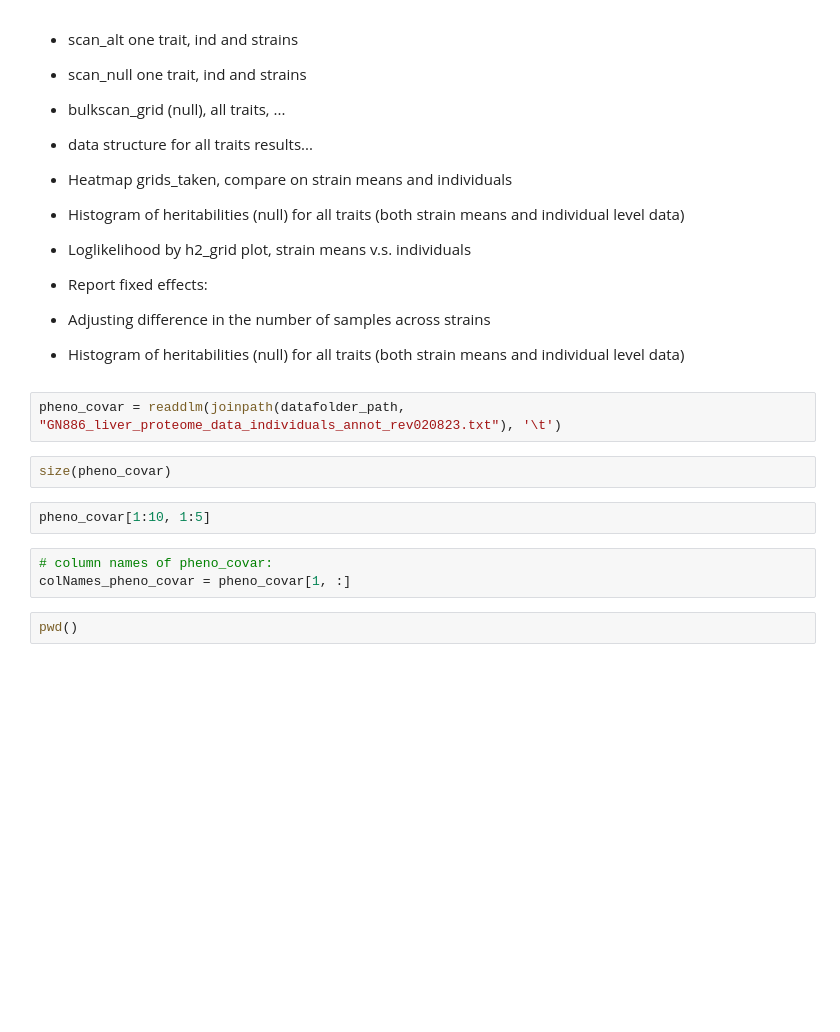
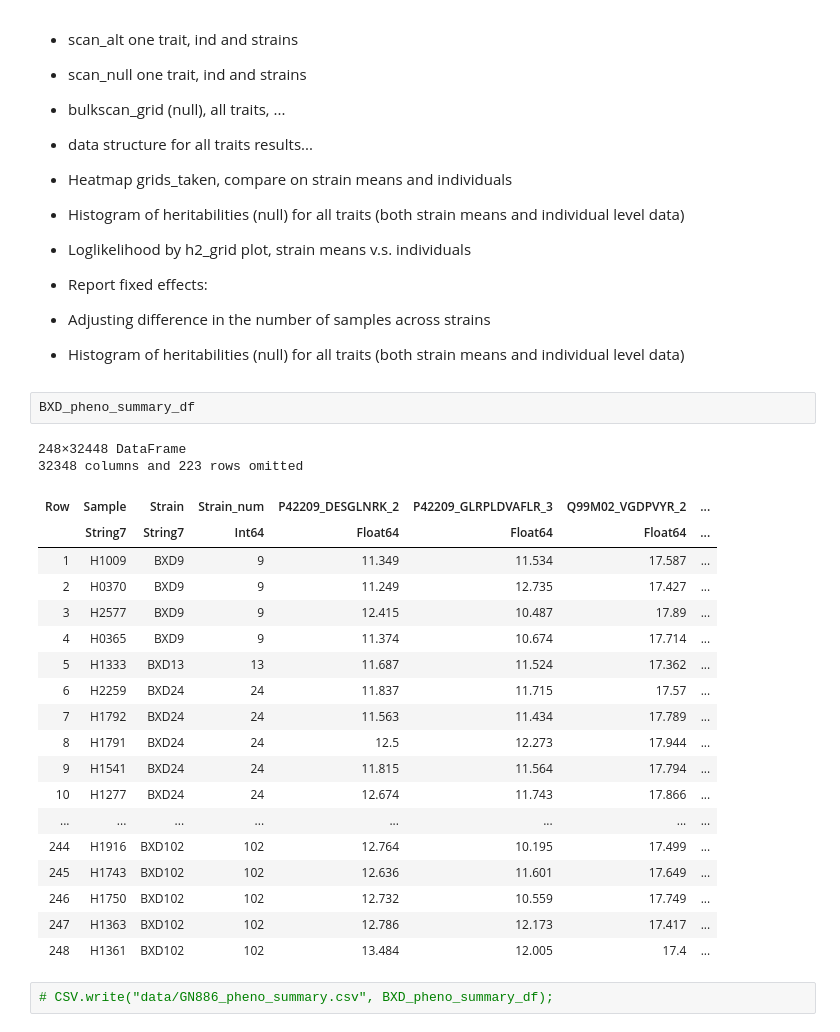
Before and after one commit to learningMalanya/BulkLMM_Analyses, a Jupyter notebook: BXDLongevity/DA-BXDLongevity.ipynb, the cells around one changed output. Cells and saved outputs as stored; diff of their text form; blank space fills up the shorter version.

```diff
--- a/BXDLongevity/DA-BXDLongevity.ipynb
+++ b/BXDLongevity/DA-BXDLongevity.ipynb
@@ -968,14 +1146,28 @@ hcat(lp1_scan_ind.lod, lp_all_ind_grid[:, 1], lp_all_ind_exact[:, 1], lp_all_ind
 - Adjusting difference in the number of samples across strains
 
 - Histogram of heritabilities (null) for all traits (both strain means and individual level data)
-# %%
-pheno_covar = readdlm(joinpath(datafolder_path, "GN886_liver_proteome_data_individuals_annot_rev020823.txt"), '\t')
-# %%
-size(pheno_covar)
-# %%
-pheno_covar[1:10, 1:5]
-# %%
-# column names of pheno_covar:
-colNames_pheno_covar = pheno_covar[1, :]
-# %%
-pwd()
+# %%
+BXD_pheno_summary_df
+# %% [output]
+248×32448 DataFrame
+32348 columns and 223 rows omitted
+| Row | Sample | Strain | Strain_num | P42209_DESGLNRK_2 | P42209_GLRPLDVAFLR_3 | Q99M02_VGDPVYR_2 | ... |
+|  | String7 | String7 | Int64 | Float64 | Float64 | Float64 | ... |
+| 1 | H1009 | BXD9 | 9 | 11.349 | 11.534 | 17.587 | ... |
+| 2 | H0370 | BXD9 | 9 | 11.249 | 12.735 | 17.427 | ... |
+| 3 | H2577 | BXD9 | 9 | 12.415 | 10.487 | 17.89 | ... |
+| 4 | H0365 | BXD9 | 9 | 11.374 | 10.674 | 17.714 | ... |
+| 5 | H1333 | BXD13 | 13 | 11.687 | 11.524 | 17.362 | ... |
+| 6 | H2259 | BXD24 | 24 | 11.837 | 11.715 | 17.57 | ... |
+| 7 | H1792 | BXD24 | 24 | 11.563 | 11.434 | 17.789 | ... |
+| 8 | H1791 | BXD24 | 24 | 12.5 | 12.273 | 17.944 | ... |
+| 9 | H1541 | BXD24 | 24 | 11.815 | 11.564 | 17.794 | ... |
+| 10 | H1277 | BXD24 | 24 | 12.674 | 11.743 | 17.866 | ... |
+| ... | ... | ... | ... | ... | ... | ... | ... |
+| 244 | H1916 | BXD102 | 102 | 12.764 | 10.195 | 17.499 | ... |
+| 245 | H1743 | BXD102 | 102 | 12.636 | 11.601 | 17.649 | ... |
+| 246 | H1750 | BXD102 | 102 | 12.732 | 10.559 | 17.749 | ... |
+| 247 | H1363 | BXD102 | 102 | 12.786 | 12.173 | 17.417 | ... |
+| 248 | H1361 | BXD102 | 102 | 13.484 | 12.005 | 17.4 | ... |
+# %%
+# CSV.write("data/GN886_pheno_summary.csv", BXD_pheno_summary_df);
```
Also changed, not shown: parts of 47 cells of this notebook, 1 other file.
